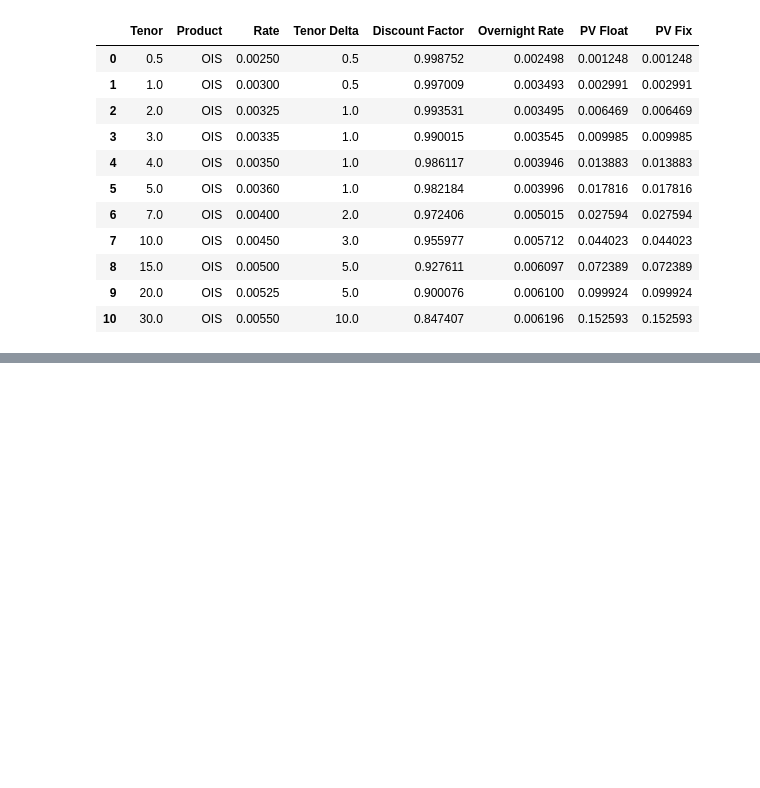
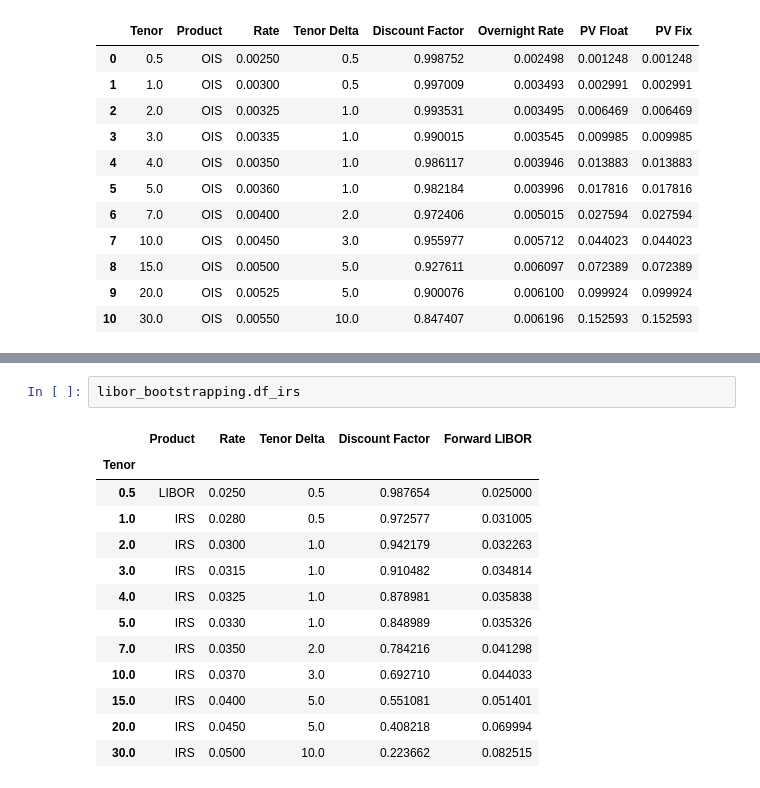
Before and after one commit to andreignatius/fixed-income, a Jupyter notebook: bootstrap_swap_curve/bootstrapping_swap_curve_eko.ipynb, the cells around one changed output, grey strips where cells are left out. Saved outputs shown, nothing was run; the diff lists cells and outputs as text; blank space fills up the shorter version.

```diff
--- a/bootstrap_swap_curve/bootstrapping_swap_curve_eko.ipynb
+++ b/bootstrap_swap_curve/bootstrapping_swap_curve_eko.ipynb
@@ -333,0 +564,16 @@ df_ois
+# %%
+libor_bootstrapping.df_irs
+# %% [output]
+|  | Product | Rate | Tenor Delta | Discount Factor | Forward LIBOR |
+| Tenor |  |  |  |  |  |
+| 0.5 | LIBOR | 0.0250 | 0.5 | 0.987654 | 0.025000 |
+| 1.0 | IRS | 0.0280 | 0.5 | 0.972577 | 0.031005 |
+| 2.0 | IRS | 0.0300 | 1.0 | 0.942179 | 0.032263 |
+| 3.0 | IRS | 0.0315 | 1.0 | 0.910482 | 0.034814 |
+| 4.0 | IRS | 0.0325 | 1.0 | 0.878981 | 0.035838 |
+| 5.0 | IRS | 0.0330 | 1.0 | 0.848989 | 0.035326 |
+| 7.0 | IRS | 0.0350 | 2.0 | 0.784216 | 0.041298 |
+| 10.0 | IRS | 0.0370 | 3.0 | 0.692710 | 0.044033 |
+| 15.0 | IRS | 0.0400 | 5.0 | 0.551081 | 0.051401 |
+| 20.0 | IRS | 0.0450 | 5.0 | 0.408218 | 0.069994 |
+| 30.0 | IRS | 0.0500 | 10.0 | 0.223662 | 0.082515 |
```
Also changed, not shown: parts of 7 cells of this notebook, 1 other file.
